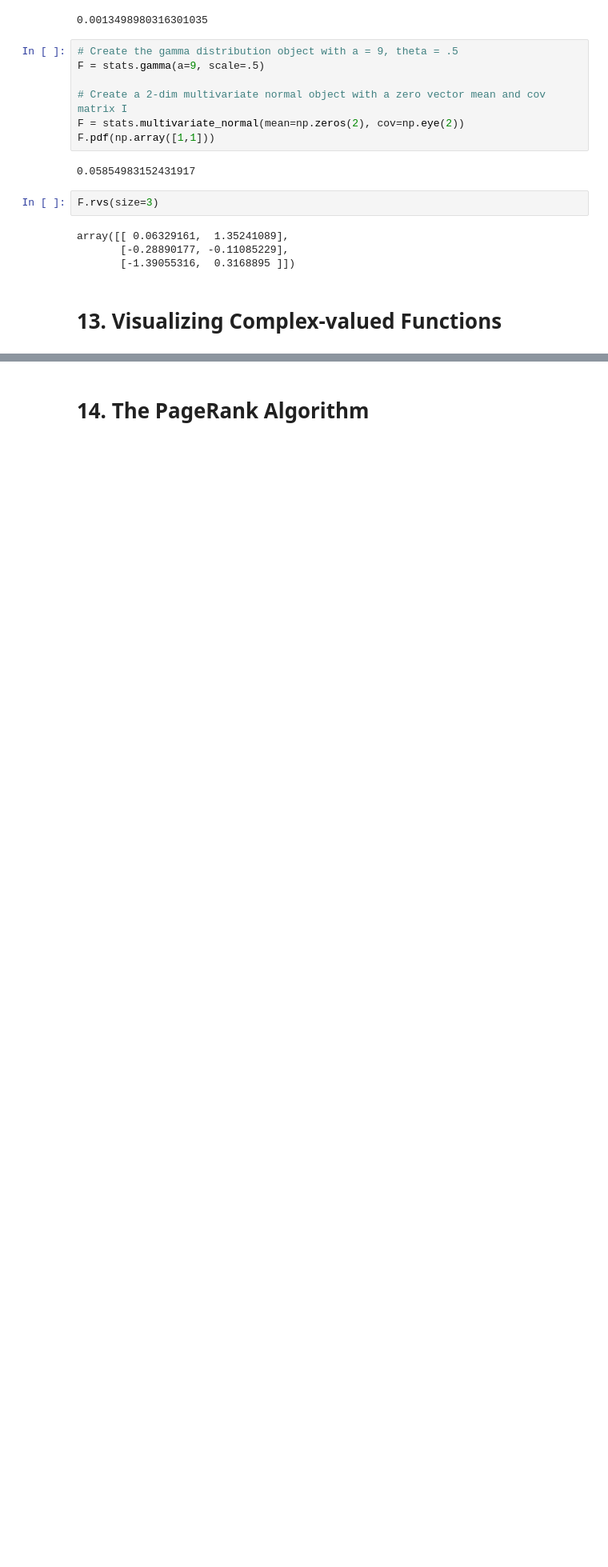
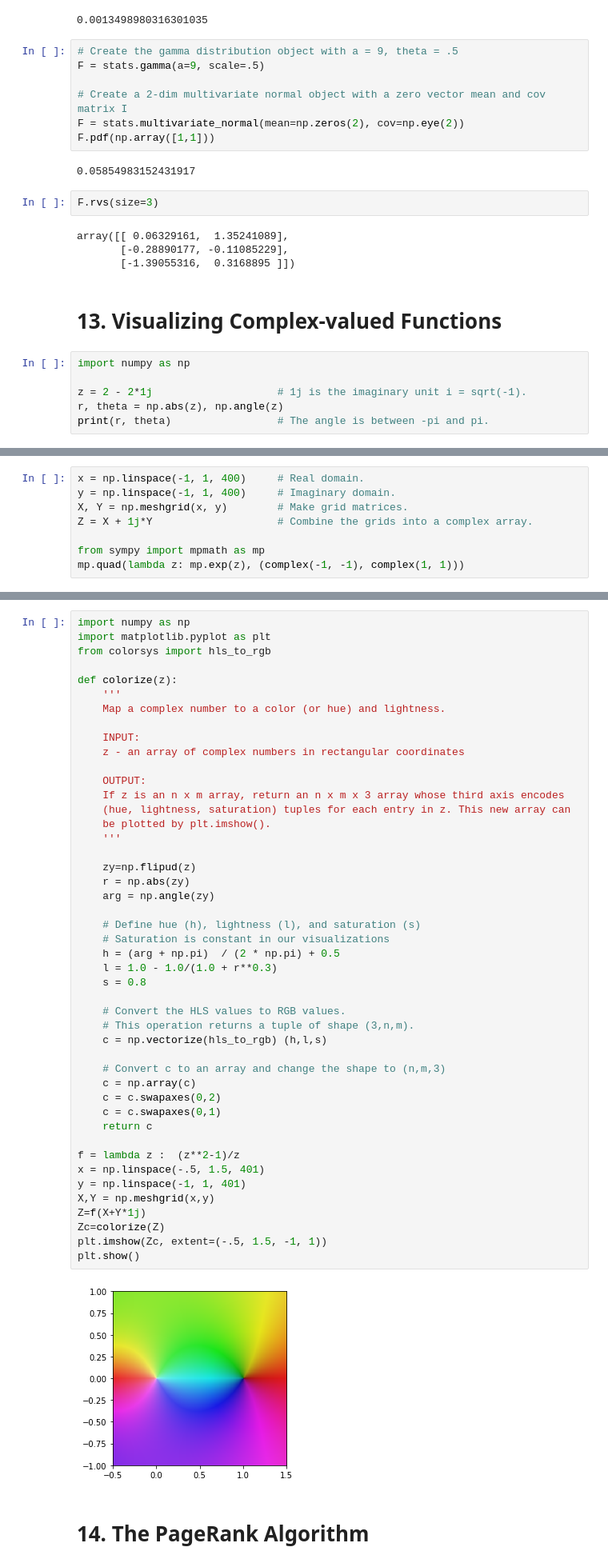
Before and after one commit to davidwhiting/Labs, a Jupyter notebook: Volume1.ipynb, the cells around one changed output, grey strips where cells are left out. Shown at 80% size. Cells and saved outputs as stored; diff of their text form; blank space fills up the shorter version.

```diff
--- a/Volume1.ipynb
+++ b/Volume1.ipynb
@@ -810,3 +810,9 @@ array([[ 0.06329161,  1.35241089],
        [-1.39055316,  0.3168895 ]])
 # %% [markdown]
 # 13. Visualizing Complex-valued Functions
+# %%
+import numpy as np
+
+z = 2 - 2*1j                    # 1j is the imaginary unit i = sqrt(-1).
+r, theta = np.abs(z), np.angle(z)
+print(r, theta)                 # The angle is between -pi and pi.
@@ -812,0 +831,8 @@ array([[ 0.06329161,  1.35241089],
+# %%
+x = np.linspace(-1, 1, 400)     # Real domain.
+y = np.linspace(-1, 1, 400)     # Imaginary domain.
+X, Y = np.meshgrid(x, y)        # Make grid matrices.
+Z = X + 1j*Y                    # Combine the grids into a complex array.
+
+from sympy import mpmath as mp
+mp.quad(lambda z: mp.exp(z), (complex(-1, -1), complex(1, 1)))
@@ -813,3 +841,51 @@ array([[ 0.06329161,  1.35241089],
+# %%
+import numpy as np
+import matplotlib.pyplot as plt
+from colorsys import hls_to_rgb
+
+def colorize(z):
+    '''
+    Map a complex number to a color (or hue) and lightness.
+
+    INPUT:
+    z - an array of complex numbers in rectangular coordinates
+
+    OUTPUT:
+    If z is an n x m array, return an n x m x 3 array whose third axis encodes
+    (hue, lightness, saturation) tuples for each entry in z. This new array can
+    be plotted by plt.imshow().
+    '''
+
+    zy=np.flipud(z)
+    r = np.abs(zy)
+    arg = np.angle(zy)
+
+    # Define hue (h), lightness (l), and saturation (s)
+    # Saturation is constant in our visualizations
+    h = (arg + np.pi)  / (2 * np.pi) + 0.5
+    l = 1.0 - 1.0/(1.0 + r**0.3)
+    s = 0.8
+
+    # Convert the HLS values to RGB values.
+    # This operation returns a tuple of shape (3,n,m).
+    c = np.vectorize(hls_to_rgb) (h,l,s)
+
+    # Convert c to an array and change the shape to (n,m,3)
+    c = np.array(c)
+    c = c.swapaxes(0,2)
+    c = c.swapaxes(0,1)
+    return c
+
+f = lambda z :  (z**2-1)/z
+x = np.linspace(-.5, 1.5, 401)
+y = np.linspace(-1, 1, 401)
+X,Y = np.meshgrid(x,y)
+Z=f(X+Y*1j)
+Zc=colorize(Z)
+plt.imshow(Zc, extent=(-.5, 1.5, -1, 1))
+plt.show()
+# %% [output]
+[figure, added]
 # %% [markdown]
 # 14. The PageRank Algorithm
 # %%
```
Also changed, not shown: parts of 11 cells of this notebook, 2 other files.
